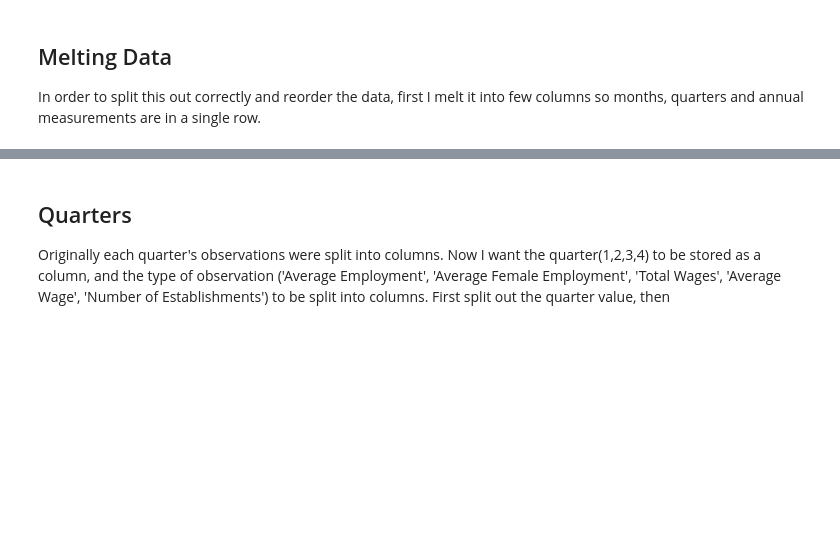
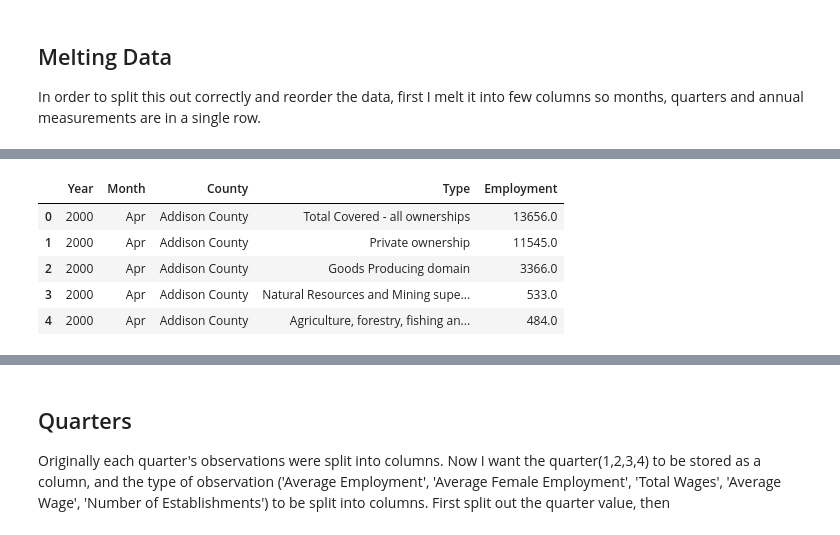
Before and after one commit to kefortney/Labor-Ind-Sect-State-County-2000-2017, a Jupyter notebook: 2. Transformation to Tidy Data Structure.ipynb, the cells around one changed output, grey strips where cells are left out. Drawn from its saved outputs; the diff is of its cells as text; code cells hidden in the pictures; blank space fills up the shorter version.

```diff
--- a/2. Transformation to Tidy Data Structure.ipynb
+++ b/2. Transformation to Tidy Data Structure.ipynb
@@ -87,0 +97,11 @@ annualcnty.head()
+# %%
+monthscnty.columns = ['Year', 'County', 'Type', 'Month', 'Employment']
+monthscnty = monthscnty[['Year', 'Month','County', 'Type', 'Employment']]
+monthscnty.head()
+# %% [output]
+|  | Year | Month | County | Type | Employment |
+| 0 | 2000 | Apr | Addison County | Total Covered - all ownerships | 13656.0 |
+| 1 | 2000 | Apr | Addison County | Private ownership | 11545.0 |
+| 2 | 2000 | Apr | Addison County | Goods Producing domain | 3366.0 |
+| 3 | 2000 | Apr | Addison County | Natural Resources and Mining supe... | 533.0 |
+| 4 | 2000 | Apr | Addison County | Agriculture, forestry, fishing an... | 484.0 |
```
Also changed, not shown: parts of 35 cells of this notebook, 10 other files.
